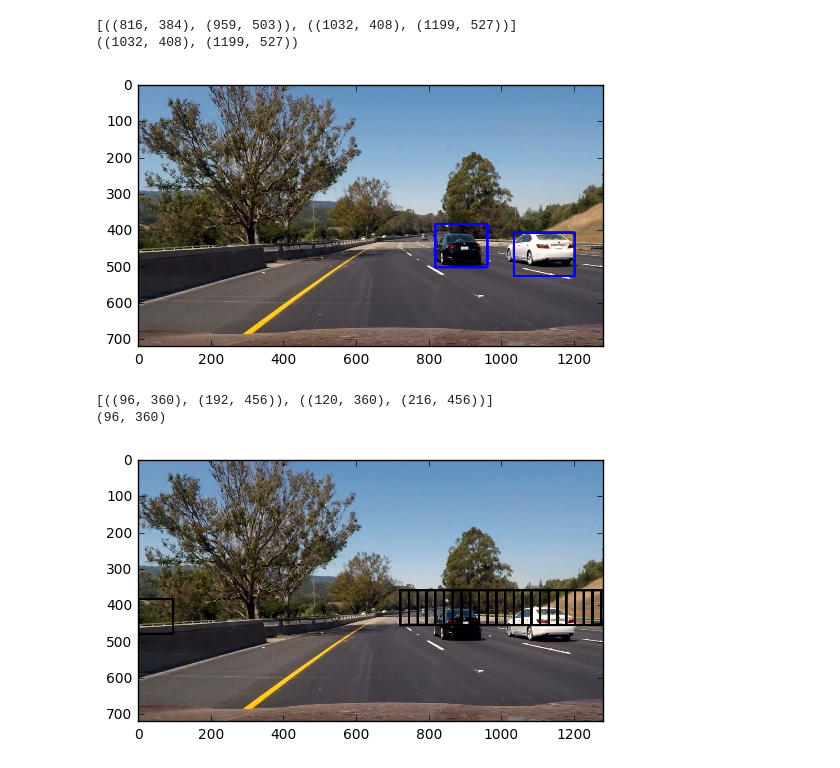
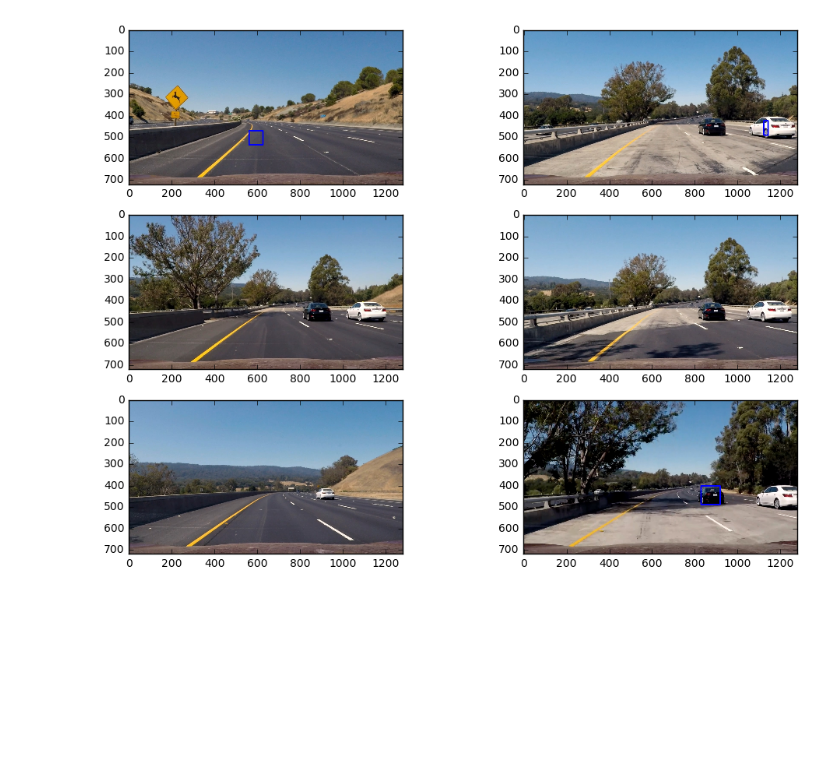
Before and after one commit to alperbek/CarND-Vehicle-Detection, a Jupyter notebook: VehicleDetection.ipynb, the cells around one changed output. Cells and saved outputs as stored; diff of their text form; code cells hidden in the pictures; blank space fills up the shorter version.

```diff
--- a/VehicleDetection.ipynb
+++ b/VehicleDetection.ipynb
@@ -148,10 +196,9 @@ color_space = 'YCrCb' # Can be RGB, HSV, LUV, HLS, YUV, YCrCb
 orient = 9  # HOG orientations
 pix_per_cell = 8 # HOG pixels per cell
 cell_per_block = 2 # HOG cells per block
-hog_channel = "ALL" # Can be 0, 1, 2, or "ALL"
+hog_channel = 'ALL' # Can be 0, 1, 2, or "ALL"
 spatial_size = (32, 32) # Spatial binning dimensions
 hist_bins = 32   # Number of histogram bins
 spatial_feat = True # Spatial features on or off
 hist_feat = True # Histogram features on or off
 hog_feat = True # HOG features on or off
-y_start_stop = [360, None] # Min and max in y to search in slide_window()
@@ -187,0 +360,12 @@ print(accuracy)
+# %%
+def visualize(fig, rows, cols, imgs, titles):
+    for i, img in enumerate(imgs):
+        plt.subplot(rows, cols, i+1)
+        plt.title(i+1)
+        img_dims = len(img.shape)
+        if img_dims < 3:
+            plt.imshow(img, cmap='hot')
+            plt.title(titles[i])
+        else:
+            plt.imshow(img)
+            plt.title(titles[i])
@@ -188 +421,6 @@ print(accuracy)
+# %%
+y_start_stop = [400, 660]
+xy_overlap = (0.5, 0.5)
+xy_window = (64, 64)
+scale = 1.4
 # %%
@@ -208,12 +451,0 @@ for idx, boxlist in enumerate(hot_windows):
-# %%
-final_heatmap = apply_threshold(heatmap, 1)
-labels = label(final_heatmap)
-window_img, bbox_list = draw_labeled_bboxes(draw_image, labels)
-
-#window_img = draw_boxes(draw_image, hot_windows)
-plt.imshow(window_img)
-del final_heatmap
-# %% [output]
-[((816, 384), (959, 503)), ((1032, 408), (1199, 527))]
-((1032, 408), (1199, 527))
-[figure, removed]
@@ -220,15 +520,22 @@ del final_heatmap
+# %%
+out_images = []
+out_titles = []
+search_path = './test_images/*'
+test_images = glob.glob(search_path)
+for img_path in test_images:
+    image = mpimg.imread(img_path)
+    out_img, heat_map = find_cars(image, scale)
+    heat_map = apply_threshold(heat_map, 1)
+    labels = label(heat_map)
+    out_img, _ = draw_labeled_bboxes(np.copy(image), labels)
+    out_images.append(out_img)
+
+    out_titles.append(' ')
+    out_titles.append(' ')
+fig = plt.figure(figsize=(12, 24))
+visualize(fig, 8, 2, out_images, out_titles)
+# %% [output]
+[figure, added]
 # %%
 from moviepy.editor import VideoFileClip
 from IPython.display import HTML
-# %%
-windows = slide_window(image, x_start_stop=[None, None], y_start_stop=y_start_stop,
-                    xy_window=(96, 96), xy_overlap=(0.75, 0.75))
-plt.imshow(draw_boxes(image, windows[30:53]))
-print(windows[4:6])
-print(windows[4:6][0][0])
-first = True
-window_of_interest = None
-# %% [output]
-[((96, 360), (192, 456)), ((120, 360), (216, 456))]
-(96, 360)
-[figure, removed]
```
Also changed, not shown: parts of 36 cells of this notebook.
